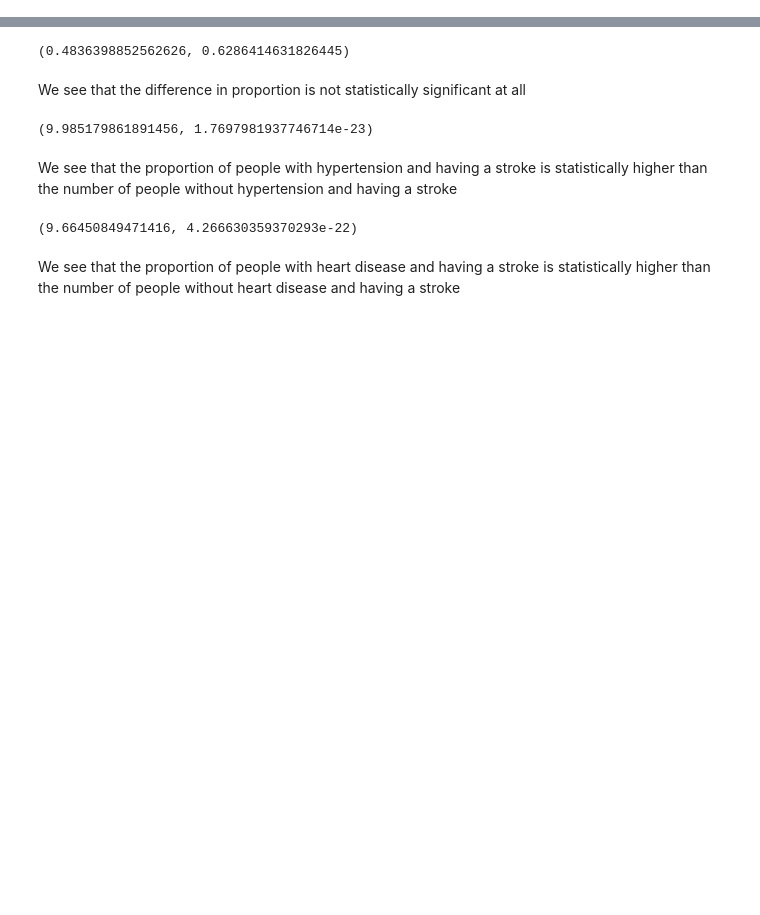
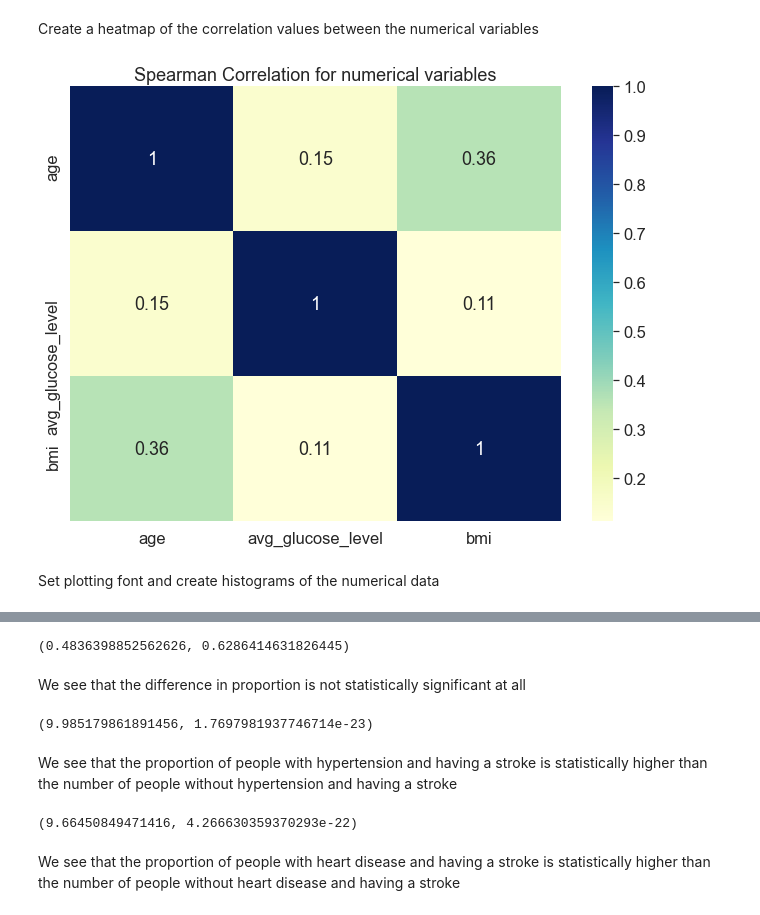
Before and after one commit to Justin-Heer/Stroke-Prediction, a Jupyter notebook: statistical-exploration.ipynb, the cells around one changed output, grey strips where cells are left out. Saved outputs shown, nothing was run; the diff lists cells and outputs as text; code cells hidden in the pictures; blank space fills up the shorter version.

```diff
--- a/statistical-exploration.ipynb
+++ b/statistical-exploration.ipynb
@@ -34,0 +54,13 @@ for col in num_cols:
+# %% [markdown]
+Create a heatmap of the correlation values between the numerical variables
+# %%
+corr = df[num_cols].corr(method='spearman')
+fig = plt.figure(figsize = (11,8))
+sns_plot = sns.heatmap(corr, annot=True, cmap="YlGnBu")
+plt.title('Spearman Correlation for numerical variables')
+figure = sns_plot.get_figure()
+figure.savefig("heatmap.png")
+# %% [output]
+[figure, added]
+# %% [markdown]
+Set plotting font and create histograms of the numerical data
```
Also changed, not shown: parts of 26 cells of this notebook, 4 other files.
